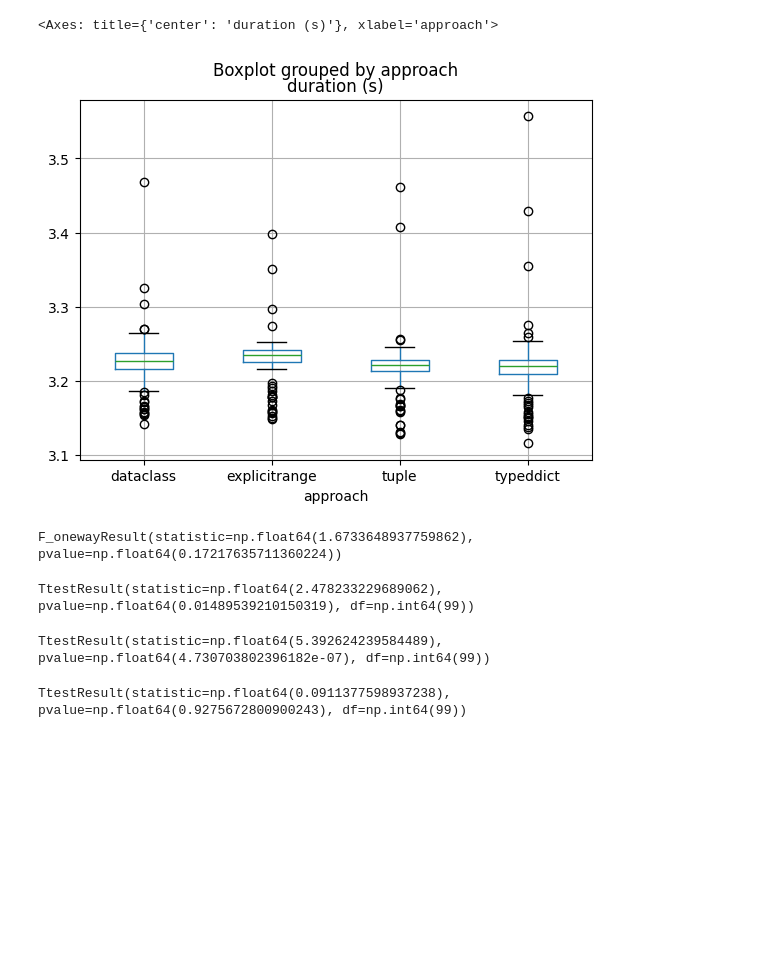
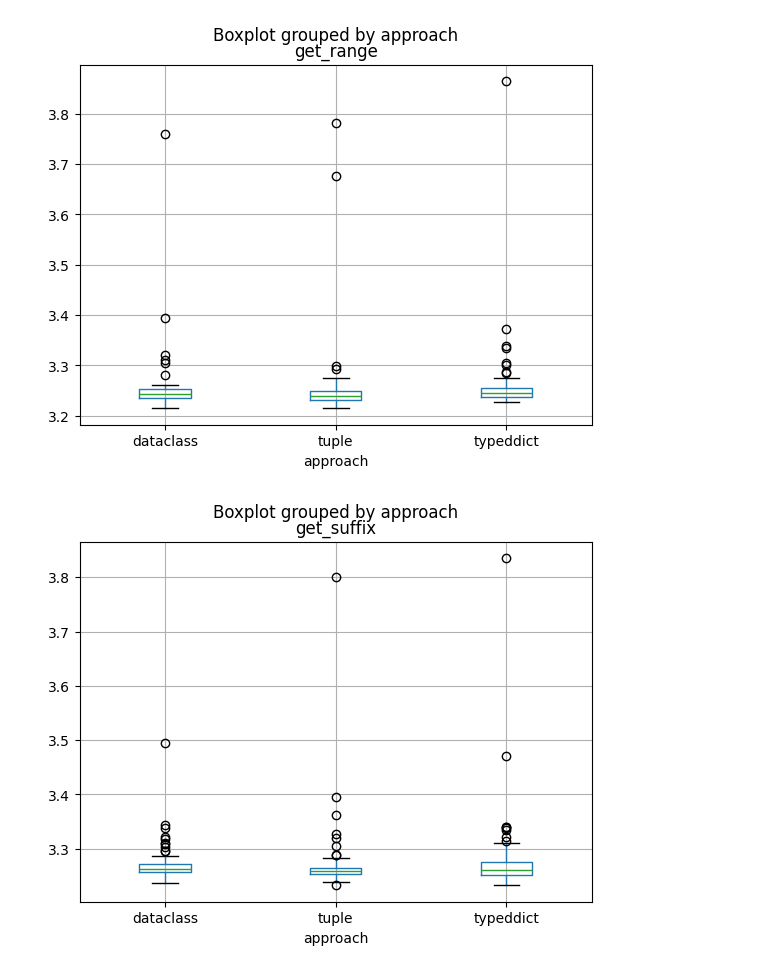
Before and after one commit to maxrjones/zarr-byterangerequest-microbenchmarks, a Jupyter notebook: plot-results.ipynb, the cells around one changed output. Drawn from its saved outputs; the diff is of its cells as text; code cells hidden in the pictures; blank space fills up the shorter version.

```diff
--- a/plot-results.ipynb
+++ b/plot-results.ipynb
@@ -20,5 +27,0 @@ df.groupby("approach").agg({"duration (s)": ["mean", "std", "count"]})
-# %%
-df.boxplot(column="duration (s)", by="approach")
-# %% [output]
-<Axes: title={'center': 'duration (s)'}, xlabel='approach'>
-[figure, removed]
@@ -30,16 +28,10 @@ typeddict = df[df["approach"] == "typeddict"]["duration (s)"].values
-# %%
-f_oneway(dataclass, explicitrange, tuplerange, typeddict)
-# %% [output]
-F_onewayResult(statistic=np.float64(1.6733648937759862), pvalue=np.float64(0.17217635711360224))
-# %%
-ttest_rel(dataclass, tuplerange)
-# %% [output]
-TtestResult(statistic=np.float64(2.478233229689062), pvalue=np.float64(0.01489539210150319), df=np.int64(99))
-# %%
-ttest_rel(explicitrange, tuplerange)
-# %% [output]
-TtestResult(statistic=np.float64(5.392624239584489), pvalue=np.float64(4.730703802396182e-07), df=np.int64(99))
-# %%
-ttest_rel(typeddict, tuplerange)
-# %% [output]
-TtestResult(statistic=np.float64(0.0911377598937238), pvalue=np.float64(0.9275672800900243), df=np.int64(99))
+# %%
+for method in ["get_range", "get_suffix", "get_offset"]:
+    fig, ax = plt.subplots()
+    df[df["request type"] == method].boxplot(
+        ax=ax, column="duration (s)", by="approach"
+    )
+    ax.set_title(method)
+# %% [output]
+[figure, added]
+[figure, added]
```
Also changed, not shown: parts of 5 cells of this notebook, 12 other files.
